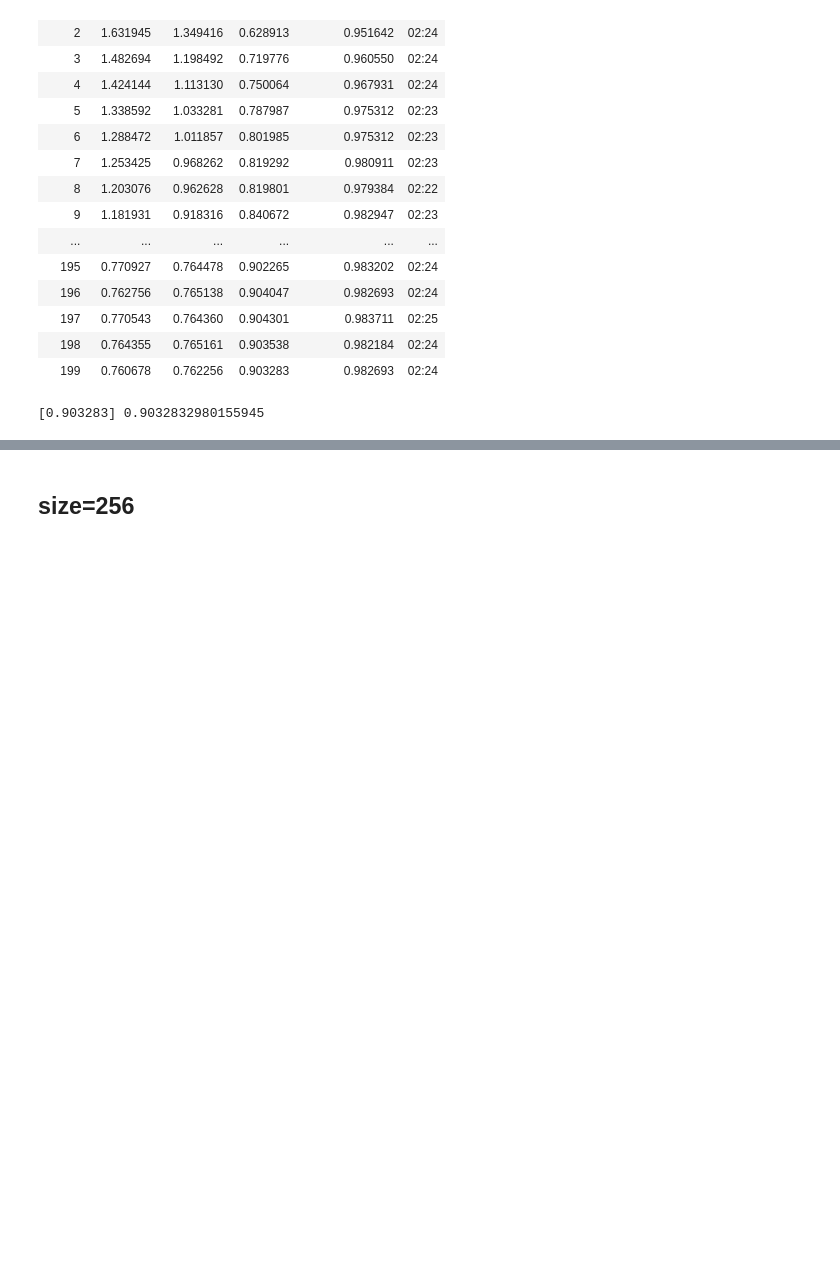
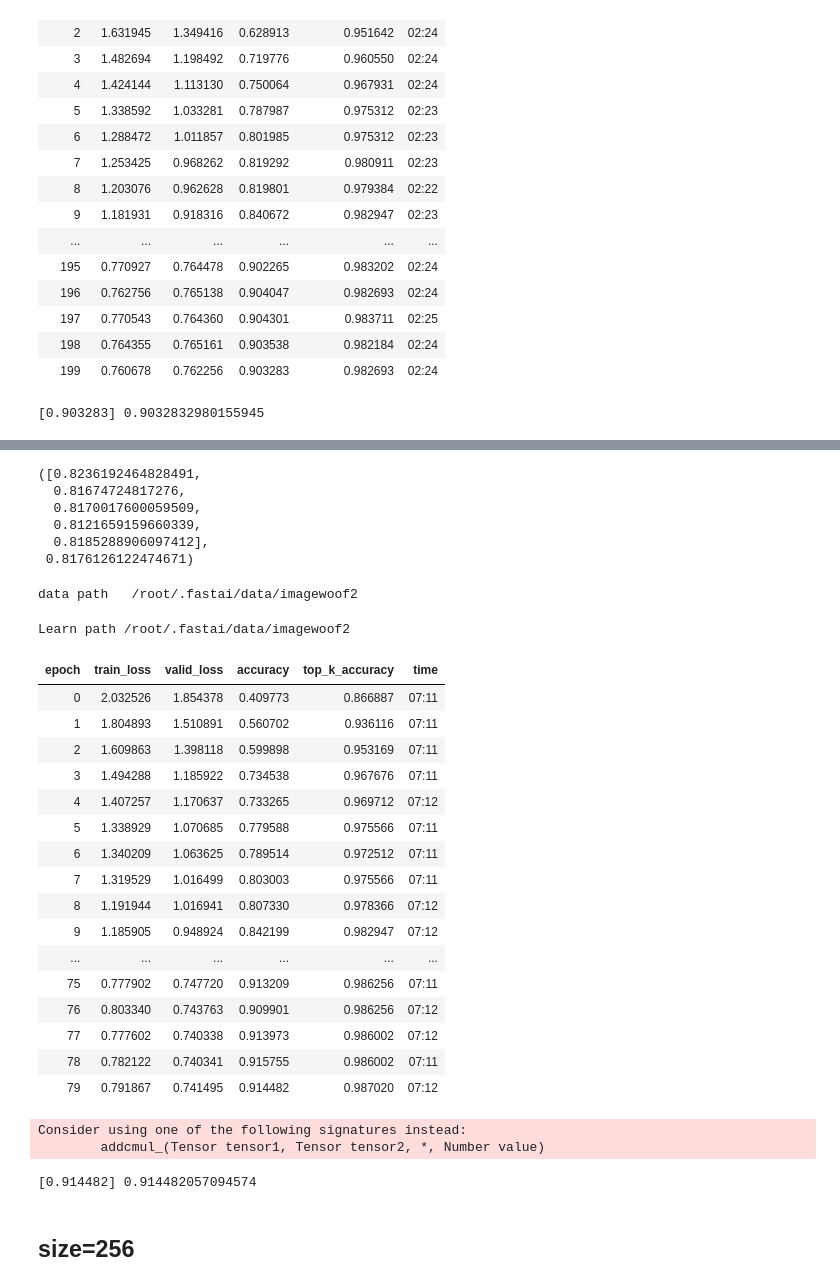
Before and after one commit to BoaEi/imagenette_experiments, a Jupyter notebook: Woof_ResNet_separable.ipynb, the cells around one changed output, grey strips where cells are left out. Saved outputs shown, nothing was run; the diff lists cells and outputs as text; code cells hidden in the pictures; blank space fills up the shorter version.

```diff
--- a/Woof_ResNet_separable.ipynb
+++ b/Woof_ResNet_separable.ipynb
@@ -742,0 +818,8 @@ Learn path /root/.fastai/data/imagewoof2
+# %%
+model.conv_layer = NewLayer
+for epochs in [5]*5:
+    mixup=0 if epochs<=20 else 0.2
+    learn = get_learn(model=model, size=192, bs=16, mixup=mixup)
+    learn.fit_fc(epochs, lr=4e-3, moms=(0.95,0.95), start_pct=0.72)
+    res += [learn.recorder.metrics[-1][0].item()]
+print([round(x, 6) for x in res], sum(res)/len(res))
@@ -743,3 +860,43 @@ Learn path /root/.fastai/data/imagewoof2
+# %%
+res[5:], sum(res[5:])/5
+# %% [output]
+([0.8236192464828491,
+  0.81674724817276,
+  0.8170017600059509,
+  0.8121659159660339,
+  0.8185288906097412],
+ 0.8176126122474671)
+# %%
+model.conv_layer = NewLayer
+for epochs in [80]:
+    mixup=0 if epochs<=20 else 0.2
+    learn = get_learn(model=model, size=192, bs=16, mixup=mixup)
+    learn.fit_fc(epochs, lr=4e-3, moms=(0.95,0.95), start_pct=0.72)
+    res += [learn.recorder.metrics[-1][0].item()]
+print([round(x, 6) for x in res], sum(res)/len(res))
+# %% [output]
+data path   /root/.fastai/data/imagewoof2
+Learn path /root/.fastai/data/imagewoof2
+| epoch | train_loss | valid_loss | accuracy | top_k_accuracy | time |
+| 0 | 2.032526 | 1.854378 | 0.409773 | 0.866887 | 07:11 |
+| 1 | 1.804893 | 1.510891 | 0.560702 | 0.936116 | 07:11 |
+| 2 | 1.609863 | 1.398118 | 0.599898 | 0.953169 | 07:11 |
+| 3 | 1.494288 | 1.185922 | 0.734538 | 0.967676 | 07:11 |
+| 4 | 1.407257 | 1.170637 | 0.733265 | 0.969712 | 07:12 |
+| 5 | 1.338929 | 1.070685 | 0.779588 | 0.975566 | 07:11 |
+| 6 | 1.340209 | 1.063625 | 0.789514 | 0.972512 | 07:11 |
+| 7 | 1.319529 | 1.016499 | 0.803003 | 0.975566 | 07:11 |
+| 8 | 1.191944 | 1.016941 | 0.807330 | 0.978366 | 07:12 |
+| 9 | 1.185905 | 0.948924 | 0.842199 | 0.982947 | 07:12 |
+| ... | ... | ... | ... | ... | ... |
+| 75 | 0.777902 | 0.747720 | 0.913209 | 0.986256 | 07:11 |
+| 76 | 0.803340 | 0.743763 | 0.909901 | 0.986256 | 07:12 |
+| 77 | 0.777602 | 0.740338 | 0.913973 | 0.986002 | 07:12 |
+| 78 | 0.782122 | 0.740341 | 0.915755 | 0.986002 | 07:11 |
+| 79 | 0.791867 | 0.741495 | 0.914482 | 0.987020 | 07:12 |
+Consider using one of the following signatures instead:
+        addcmul_(Tensor tensor1, Tensor tensor2, *, Number value)
+[0.914482] 0.914482057094574
 # %% [markdown]
 ## size=256
 # %%
```
Also changed, not shown: parts of 6 cells of this notebook.
